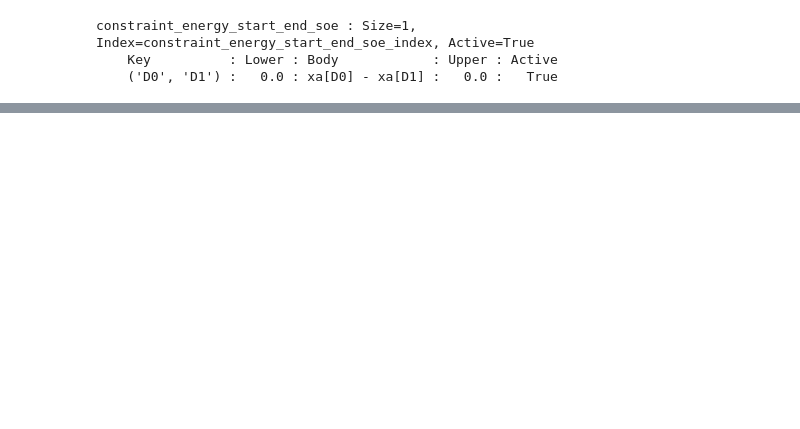
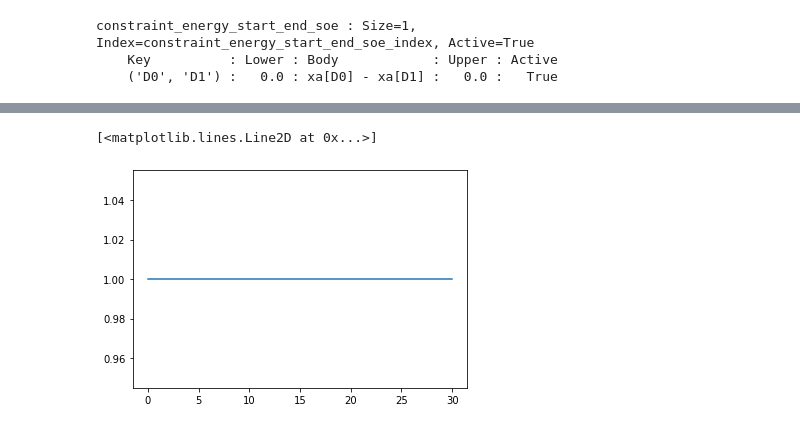
Before and after one commit to rariss/E-VRP-TW-V2G, a Jupyter notebook: evrp/e-vrp-tw.ipynb, the cells around one changed output, grey strips where cells are left out. Saved outputs shown, nothing was run; the diff lists cells and outputs as text; code cells hidden in the pictures; blank space fills up the shorter version.

```diff
--- a/evrp/e-vrp-tw.ipynb
+++ b/evrp/e-vrp-tw.ipynb
@@ -286,0 +360,2 @@ m.instance.obj.expr()
+# %%
+test = [xp.set_index('node').loc[n,'state'] * v for n, v in routes.reset_index('to')['state'].iteritems() if n in xp['node'].unique()]
@@ -286,0 +382,5 @@ m.instance.obj.expr()
+# %%
+plt.plot(test[2].values)
+# %% [output]
+[<matplotlib.lines.Line2D at 0x...>]
+[figure, added]
```
Also changed, not shown: parts of 22 cells of this notebook, 2 other files.
